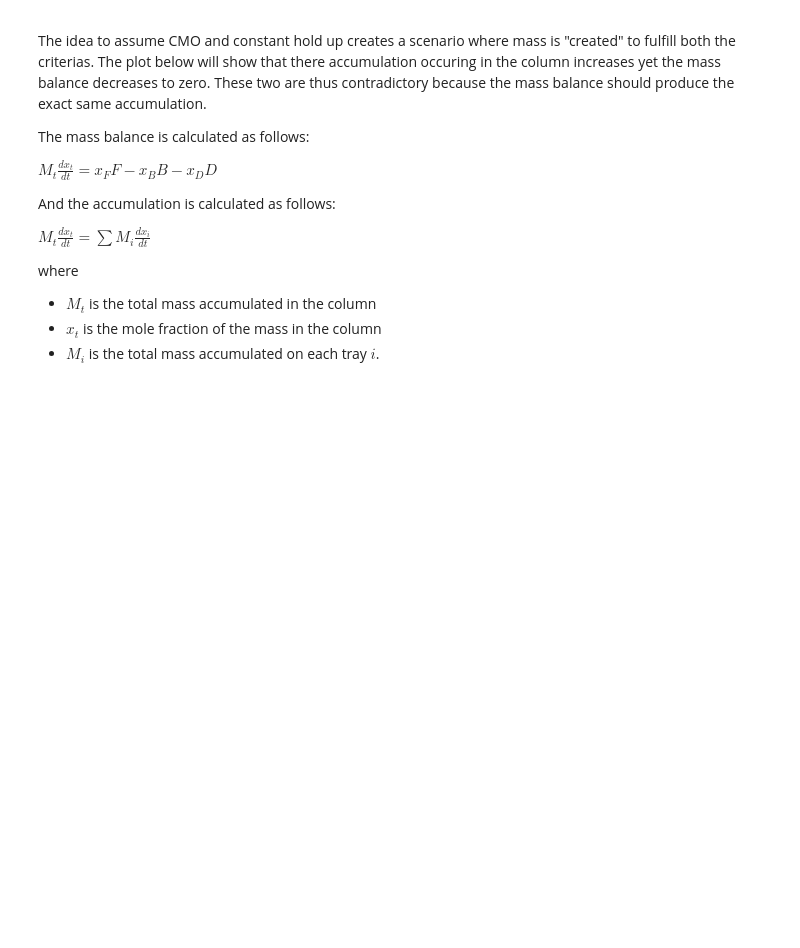
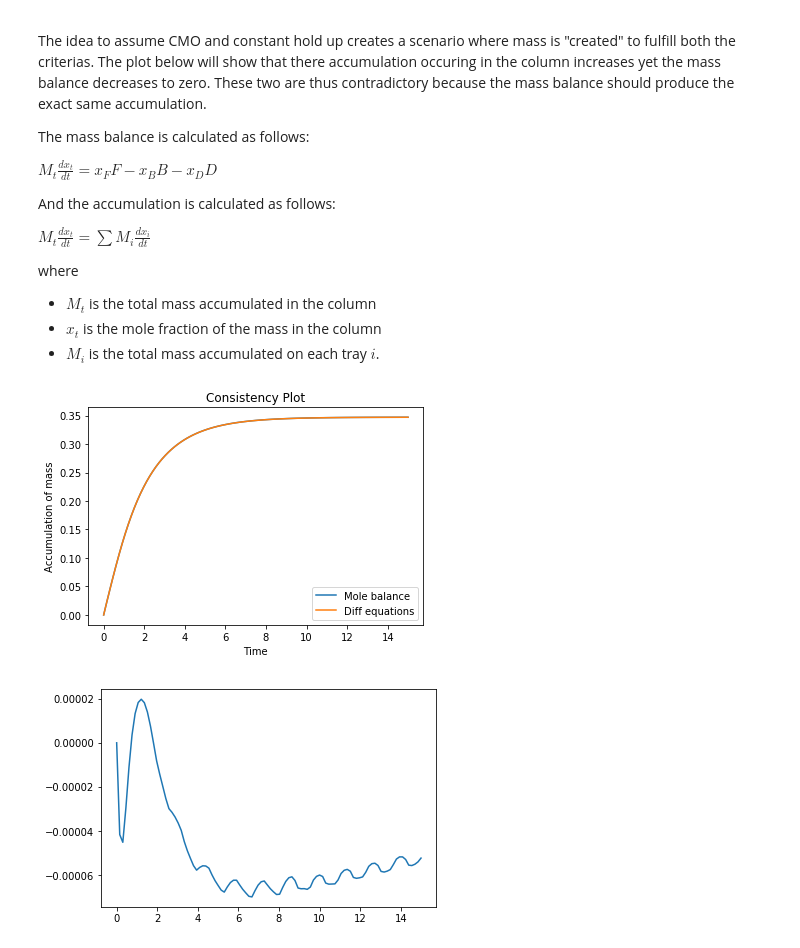
Before and after one commit to albertmitchell3/Distillation_Column, a Jupyter notebook: Vector_Basic_Distillation Model.ipynb, the cells around one changed output. Drawn from its saved outputs; the diff is of its cells as text; code cells hidden in the pictures; blank space fills up the shorter version.

```diff
--- a/Vector_Basic_Distillation Model.ipynb
+++ b/Vector_Basic_Distillation Model.ipynb
@@ -93,8 +80,7 @@ def mod(t,var):
 # %%
 init = [0.1, 0.1, 0.1, 0.1, 0.1, 0.1, 0.1, 0.1, 0.1, 0.1, 0.1, 0.1]
 
-F3 = 1 # Feed on plate 3
-F7 = 0 # Feed on Plate 7
+F = 1 # Feed on plate 3
 xF = 0.25 # mole fraction in feed
 reflux = 0.6 # reflux ratio
 m_cond = 0.15 # holdup in condenser
@@ -168,33 +135,38 @@ where
 - $x_t$ is the mole fraction of the mass in the column
 - $M_i$ is the total mass accumulated on each tray $i$.
 # %%
-D = D_F_ratio*(F3+F7)
+D = D_F_ratio*(F)
 L1 = reflux*D
 V = L1 + D
-L2 = F3 + L1
-L3 = F7 + L2
+L2 = F + L1
 
 moles_inside_column_at_zero = (x0s[0]*m_cond+x1s[0]*m_tray+x2s[0]*m_tray+x3s[0]*m_tray+x4s[0]*m_tray+x5s[0]*m_tray+x6s[0]*m_tray+
                        x7s[0]*m_tray+x8s[0]*m_tray+x9s[0]*m_tray+x10s[0]*m_tray+x11s[0]*m_rebl)
 
 # This calculated the accumulation insie the column through summing the accumulation on each plate
 moles_inside_column = (x0s*m_cond+x1s*m_tray+x2s*m_tray+x3s*m_tray+x4s*m_tray+x5s*m_tray+x6s*m_tray+
                        x7s*m_tray+x8s*m_tray+x9s*m_tray+x10s*m_tray+x11s*m_rebl) - moles_inside_column_at_zero
 
 # This calculates the accumlation in the column through the mass balance
-mole_balance = xF*F3 - (D)*(x0s)- (L3-V)*x11s - 0.1*10*m_tray - 0.1*m_cond - 0.1*m_rebl
+mole_balance = xF*F - (D)*(x0s)- (L2-V)*x11s - 0.1*10*m_tray - 0.1*m_cond - 0.1*m_rebl
 diff = moles_inside_column - mole_balance
 
 integral = []
 for i in range(1,len(t)+1):
-    dMtxtdt = xF*F3 - (D)*(x0s[0:i])- (L3-V)*x11s[0:i]
+    dMtxtdt = xF*F - (D)*(x0s[0:i])- (L2-V)*x11s[0:i]
     integral.append(np.trapz(dMtxtdt,t[0:i]))
 
 plt.figure(1)
 plt.title("Consistency Plot")
 plt.xlabel("Time")
 plt.ylabel("Accumulation of mass")
 plt.plot(t,integral, label = "Mole balance")
 plt.plot(t,moles_inside_column, label = "Diff equations")
 plt.legend(loc="best")
 plt.savefig("consistency_plot.png")
+plt.figure(2)
+plt.plot(t,moles_inside_column-integral, label = "Error")
+plt.savefig("consistency_plot_error.png")
+# %% [output]
+[figure, added]
+[figure, added]
```
Also changed, not shown: parts of 4 cells of this notebook.
